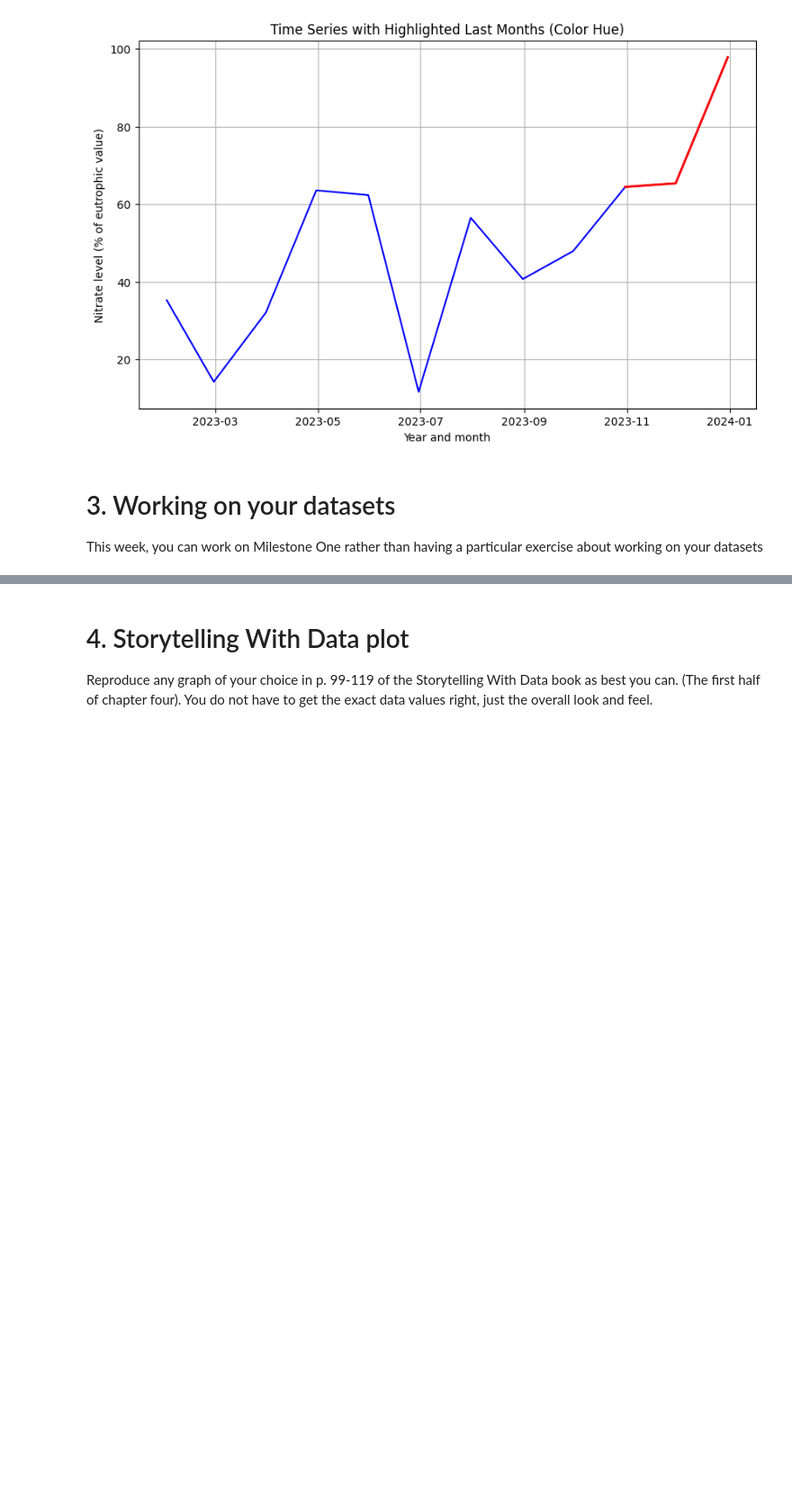
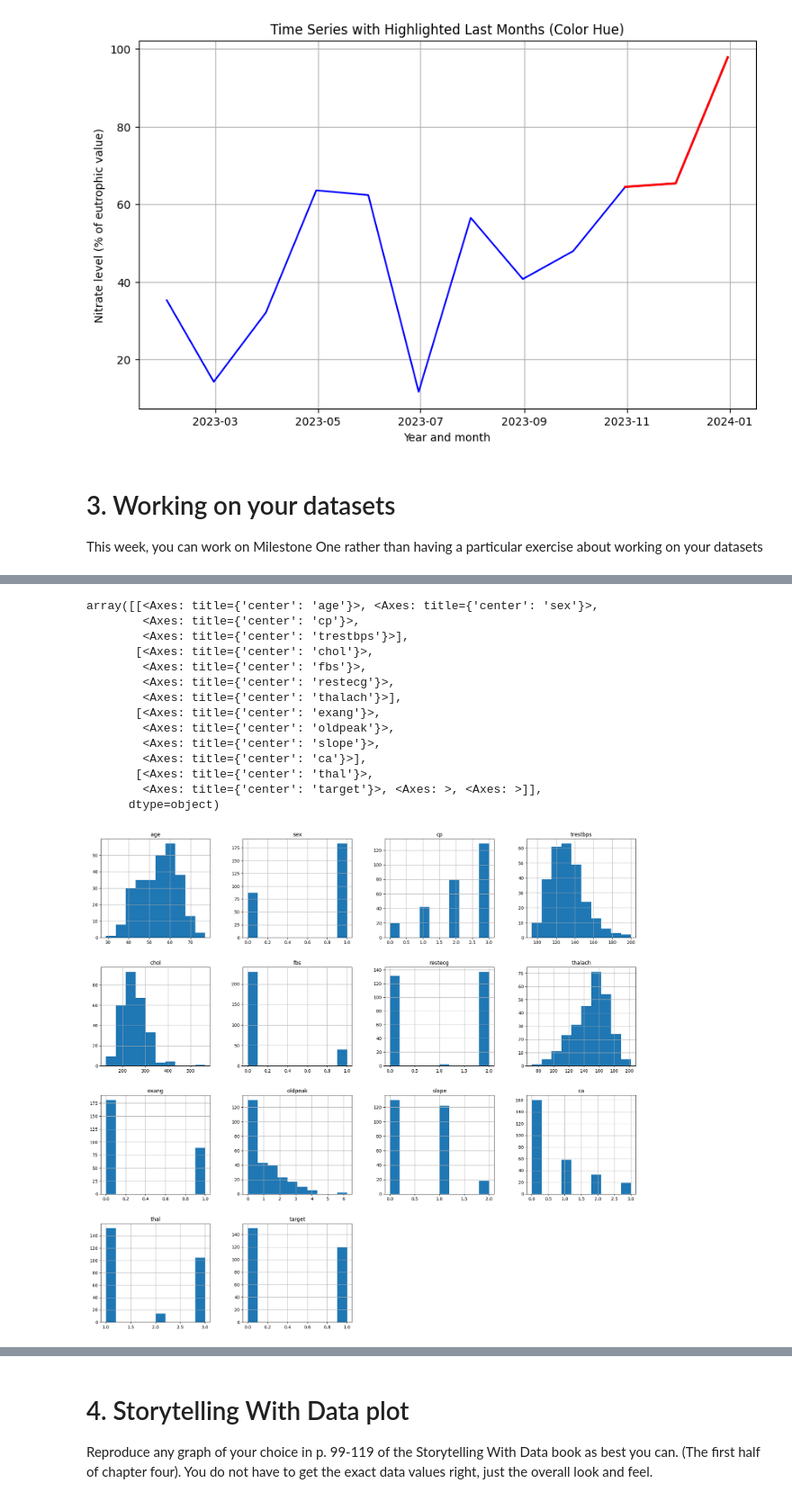
Before and after one commit to itsdipgit2024/Sem2-ModB, a Jupyter notebook: OMDS-ModB2-Week7-Ganguli-Dipankar.ipynb, the cells around one changed output, grey strips where cells are left out. Shown: that part at 90% size. Drawn from its saved outputs; the diff is of its cells as text; code cells hidden in the pictures; blank space fills up the shorter version.

```diff
--- a/OMDS-ModB2-Week7-Ganguli-Dipankar.ipynb
+++ b/OMDS-ModB2-Week7-Ganguli-Dipankar.ipynb
@@ -65,0 +205,2 @@ This week, you can work on Milestone One rather than having a particular exercis
+# %%
+df_statlog=pd.read_csv('../Milestone 3/Heart Disease Statlog/Heart_disease_statlog.csv')
@@ -65,0 +239,18 @@ This week, you can work on Milestone One rather than having a particular exercis
+# %%
+df_statlog.hist(figsize=(22,20))
+# %% [output]
+array([[<Axes: title={'center': 'age'}>, <Axes: title={'center': 'sex'}>,
+        <Axes: title={'center': 'cp'}>,
+        <Axes: title={'center': 'trestbps'}>],
+       [<Axes: title={'center': 'chol'}>,
+        <Axes: title={'center': 'fbs'}>,
+        <Axes: title={'center': 'restecg'}>,
+        <Axes: title={'center': 'thalach'}>],
+       [<Axes: title={'center': 'exang'}>,
+        <Axes: title={'center': 'oldpeak'}>,
+        <Axes: title={'center': 'slope'}>,
+        <Axes: title={'center': 'ca'}>],
+       [<Axes: title={'center': 'thal'}>,
+        <Axes: title={'center': 'target'}>, <Axes: >, <Axes: >]],
+      dtype=object)
+[figure, added]
```
Also changed, not shown: parts of 35 cells of this notebook.
